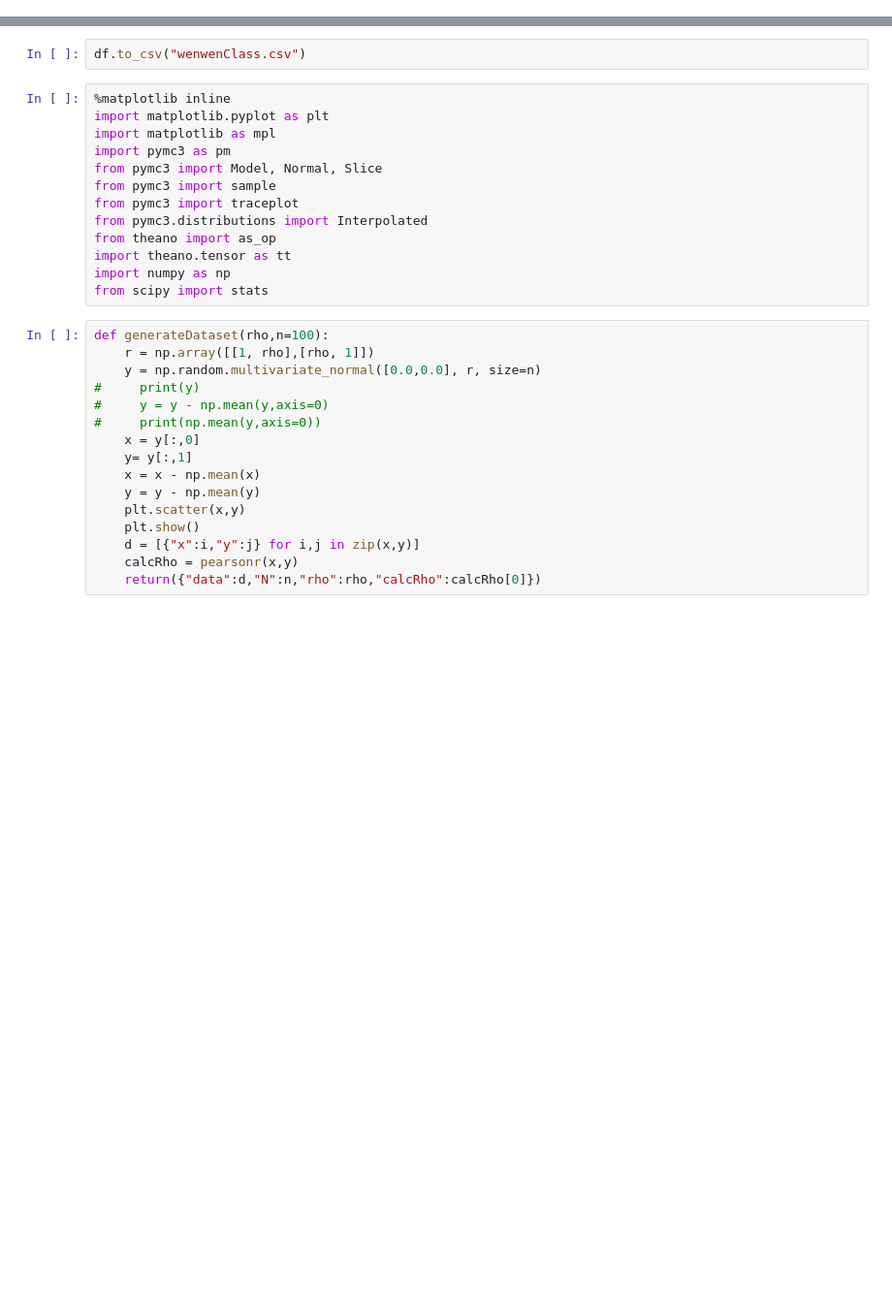
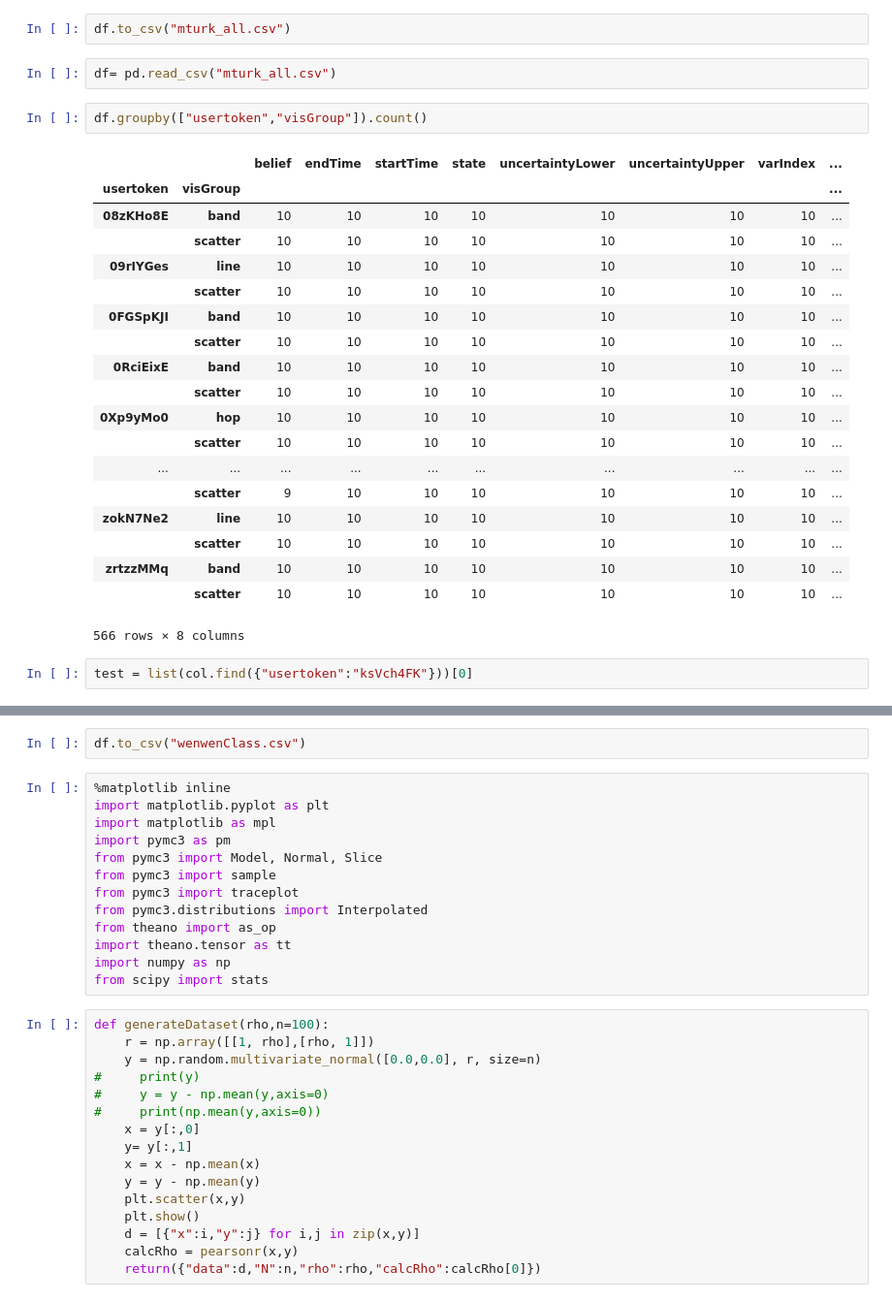
Before and after one commit to alireza116/newconfbias, a Jupyter notebook: analysis/analysis.ipynb, the cells around one changed output, grey strips where cells are left out. Shown at 97% size. Saved outputs shown, nothing was run; the diff lists cells and outputs as text; blank space fills up the shorter version.

```diff
--- a/analysis/analysis.ipynb
+++ b/analysis/analysis.ipynb
@@ -119,0 +182,28 @@ df.head(20)
+# %%
+df.to_csv("mturk_all.csv")
+# %%
+df= pd.read_csv("mturk_all.csv")
+# %%
+df.groupby(["usertoken","visGroup"]).count()
+# %% [output]
+|  |  | belief | endTime | startTime | state | uncertaintyLower | uncertaintyUpper | varIndex | ... |
+| usertoken | visGroup |  |  |  |  |  |  |  | ... |
+| 08zKHo8E | band | 10 | 10 | 10 | 10 | 10 | 10 | 10 | ... |
+|  | scatter | 10 | 10 | 10 | 10 | 10 | 10 | 10 | ... |
+| 09rIYGes | line | 10 | 10 | 10 | 10 | 10 | 10 | 10 | ... |
+|  | scatter | 10 | 10 | 10 | 10 | 10 | 10 | 10 | ... |
+| 0FGSpKJI | band | 10 | 10 | 10 | 10 | 10 | 10 | 10 | ... |
+|  | scatter | 10 | 10 | 10 | 10 | 10 | 10 | 10 | ... |
+| 0RciEixE | band | 10 | 10 | 10 | 10 | 10 | 10 | 10 | ... |
+|  | scatter | 10 | 10 | 10 | 10 | 10 | 10 | 10 | ... |
+| 0Xp9yMo0 | hop | 10 | 10 | 10 | 10 | 10 | 10 | 10 | ... |
+|  | scatter | 10 | 10 | 10 | 10 | 10 | 10 | 10 | ... |
+| ... | ... | ... | ... | ... | ... | ... | ... | ... | ... |
+|  | scatter | 9 | 10 | 10 | 10 | 10 | 10 | 10 | ... |
+| zokN7Ne2 | line | 10 | 10 | 10 | 10 | 10 | 10 | 10 | ... |
+|  | scatter | 10 | 10 | 10 | 10 | 10 | 10 | 10 | ... |
+| zrtzzMMq | band | 10 | 10 | 10 | 10 | 10 | 10 | 10 | ... |
+|  | scatter | 10 | 10 | 10 | 10 | 10 | 10 | 10 | ... |
+566 rows × 8 columns
+# %%
+test = list(col.find({"usertoken":"ksVch4FK"}))[0]
```
Also changed, not shown: parts of 28 cells of this notebook, 9 other files.
